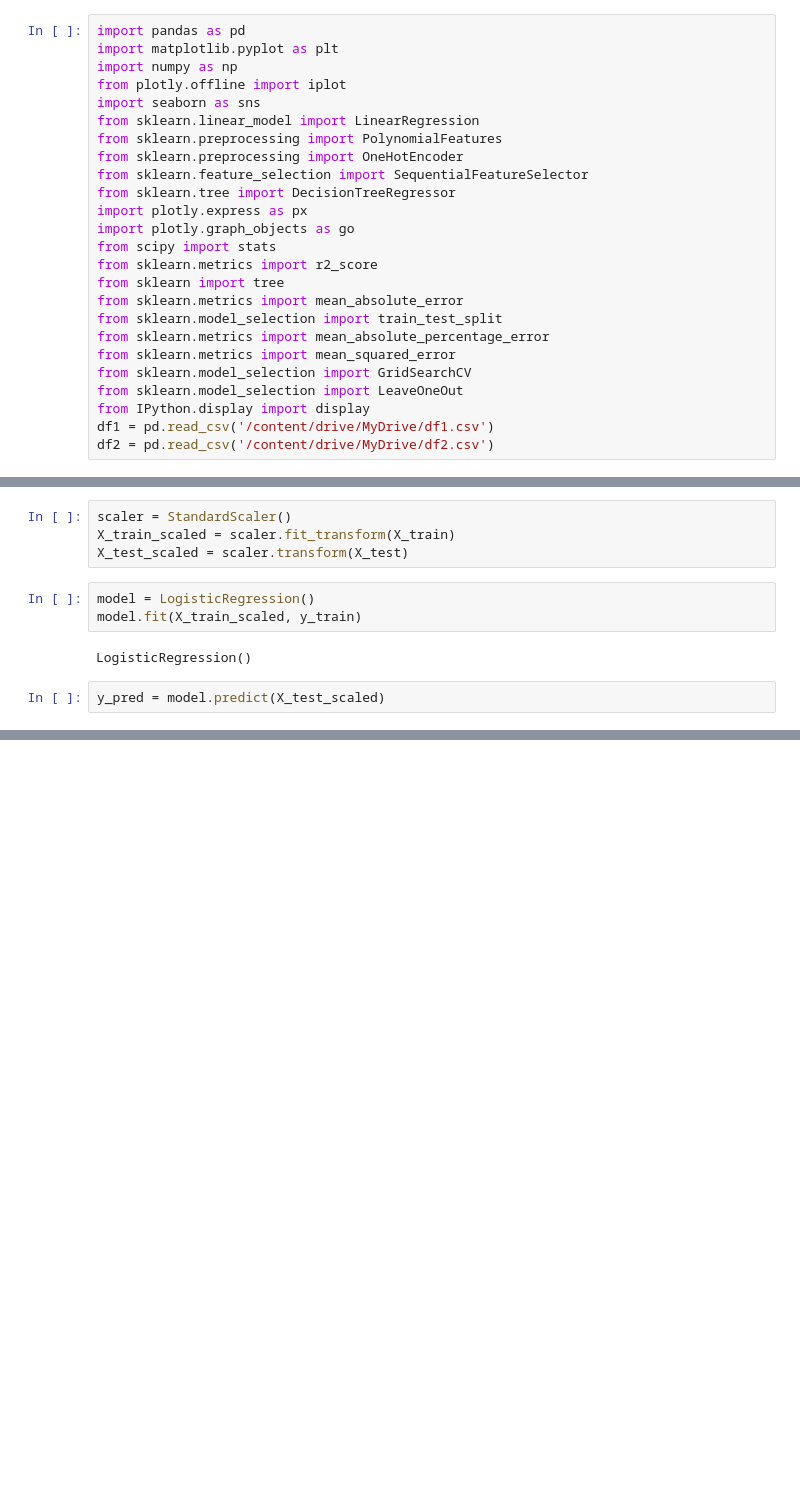
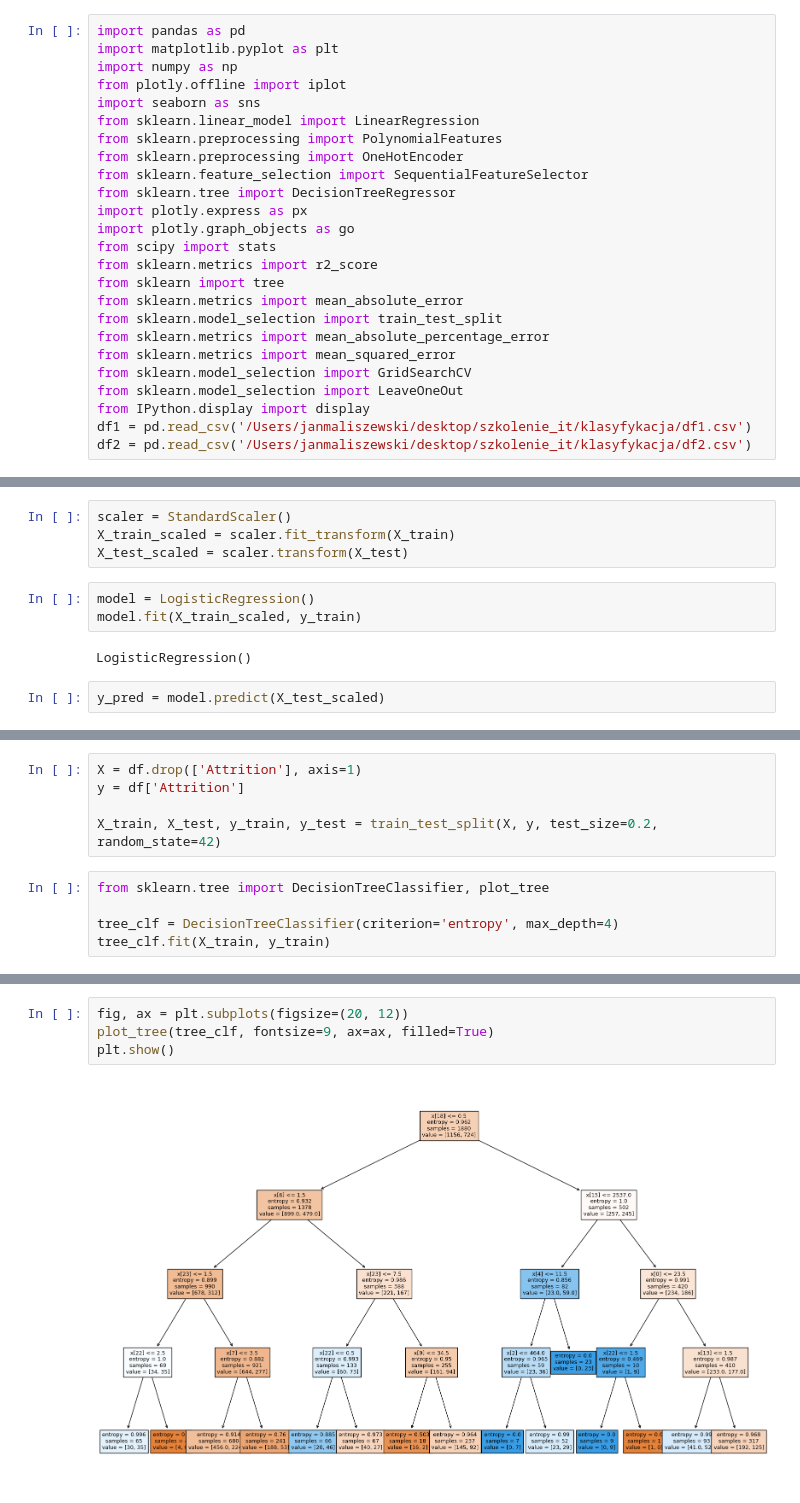
Before and after one commit to janmaliszewski/Klasyfikacja_projekt, a Jupyter notebook: Projekt klasyfikacja test 2.ipynb, the cells around one changed output, grey strips where cells are left out. Cells and saved outputs as stored; diff of their text form; blank space fills up the shorter version.

```diff
--- a/Projekt klasyfikacja test 2.ipynb
+++ b/Projekt klasyfikacja test 2.ipynb
@@ -23,8 +23,8 @@ from sklearn.metrics import mean_squared_error
 from sklearn.model_selection import GridSearchCV
 from sklearn.model_selection import LeaveOneOut
 from IPython.display import display
-df1 = pd.read_csv('/content/drive/MyDrive/df1.csv')
-df2 = pd.read_csv('/content/drive/MyDrive/df2.csv')
+df1 = pd.read_csv('/Users/janmaliszewski/desktop/szkolenie_it/klasyfykacja/df1.csv')
+df2 = pd.read_csv('/Users/janmaliszewski/desktop/szkolenie_it/klasyfykacja/df2.csv')
 # %%
 #typy df1
 BusinessTravel_dict = {'Non-Travel':0, 'Travel_Rarely':1, 'Travel_Frequently':2}
@@ -213,0 +234,10 @@ weighted avg       0.59      0.62      0.54       471
+# %%
+X = df.drop(['Attrition'], axis=1)
+y = df['Attrition']
+
+X_train, X_test, y_train, y_test = train_test_split(X, y, test_size=0.2, random_state=42)
+# %%
+from sklearn.tree import DecisionTreeClassifier, plot_tree
+
+tree_clf = DecisionTreeClassifier(criterion='entropy', max_depth=4)
+tree_clf.fit(X_train, y_train)
@@ -213,0 +253,6 @@ weighted avg       0.59      0.62      0.54       471
+# %%
+fig, ax = plt.subplots(figsize=(20, 12))
+plot_tree(tree_clf, fontsize=9, ax=ax, filled=True)
+plt.show()
+# %% [output]
+[figure, added]
```
Also changed, not shown: parts of 18 cells of this notebook.
